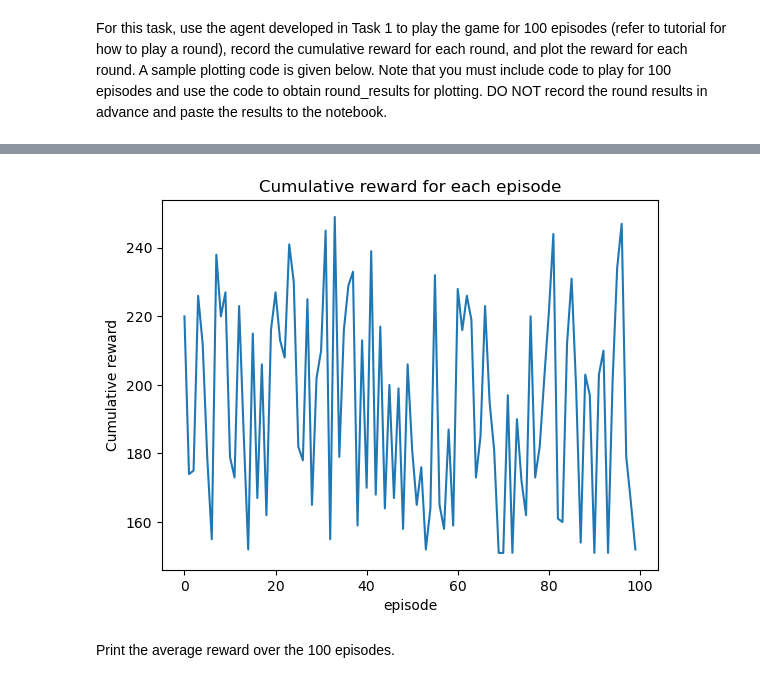
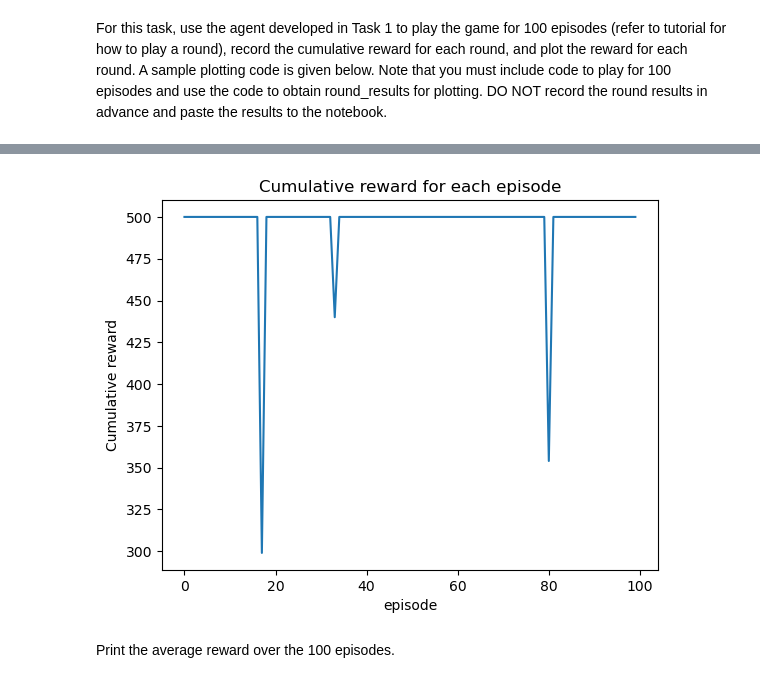
Before and after one commit to tuanisworkingonsomeprojects/SC3000PoleBalance, a Jupyter notebook: cartpole.ipynb, the cells around one changed output, grey strips where cells are left out. Saved outputs shown, nothing was run; the diff lists cells and outputs as text; code cells hidden in the pictures.

```diff
--- a/cartpole.ipynb
+++ b/cartpole.ipynb
@@ -169,8 +103,0 @@ PIL.Image.fromarray(env.render())
-# %%
-observation, info = env.reset(seed=42)
-for _ in range(1000):
-    action = env.action_space.sample()
-    observation, reward, terminated, truncated, info = env.step(action)
-
-    if terminated or truncated:
-        observation, info = env.reset()
@@ -195,0 +140,13 @@ Chosen action: 0
+# %%
+observation = env.reset()
+state = observation[0]
+state = np.expand_dims(state, axis = 0)
+
+# Pass the state into the model
+q_values = model(state)
+
+# Pick the action with the higher q_value
+action = np.argmax(q_values.numpy()[0])
+
+print("Observation:", observation)
+print("Chosen action:", action)
@@ -199,0 +162,23 @@ For this task, use the agent developed in Task 1 to play the game for 100 episod
+# %%
+episode_results = []
+
+for i in range(100):
+    state = env.reset()[0]
+    total_reward = 0
+    done = False
+    truncated = False
+
+    # Some time the model perform too good it will take forever to run the code
+    # So we have to add "truncated" to stop the model from running further after the total point is 500
+    while not done and not truncated:
+        state = np.expand_dims(state, axis = 0)
+        q_values = model(state)
+        action = np.argmax(q_values.numpy()[0])
+        state, reward, done, truncated, _ = env.step(action)
+        total_reward += reward
+
+    print(f"Episode {i + 1} - Total Reward: {total_reward}")
+    episode_results.append(total_reward)
+
+avg_reward = np.average(episode_results)
+episode_results = np.array(episode_results)
@@ -200,12 +203,11 @@ For this task, use the agent developed in Task 1 to play the game for 100 episod
 # %%
-episode_results = np.random.randint(150, 250, size=100)
 plt.plot(episode_results)
 plt.title('Cumulative reward for each episode')
 plt.ylabel('Cumulative reward')
 plt.xlabel('episode')
 plt.show()
 # %% [output]
-[figure, old version]
+[figure, new version]
 # %% [markdown]
 Print the average reward over the 100 episodes.
 # %%
```
Also changed, not shown: parts of 47 cells of this notebook, 5 other files.
